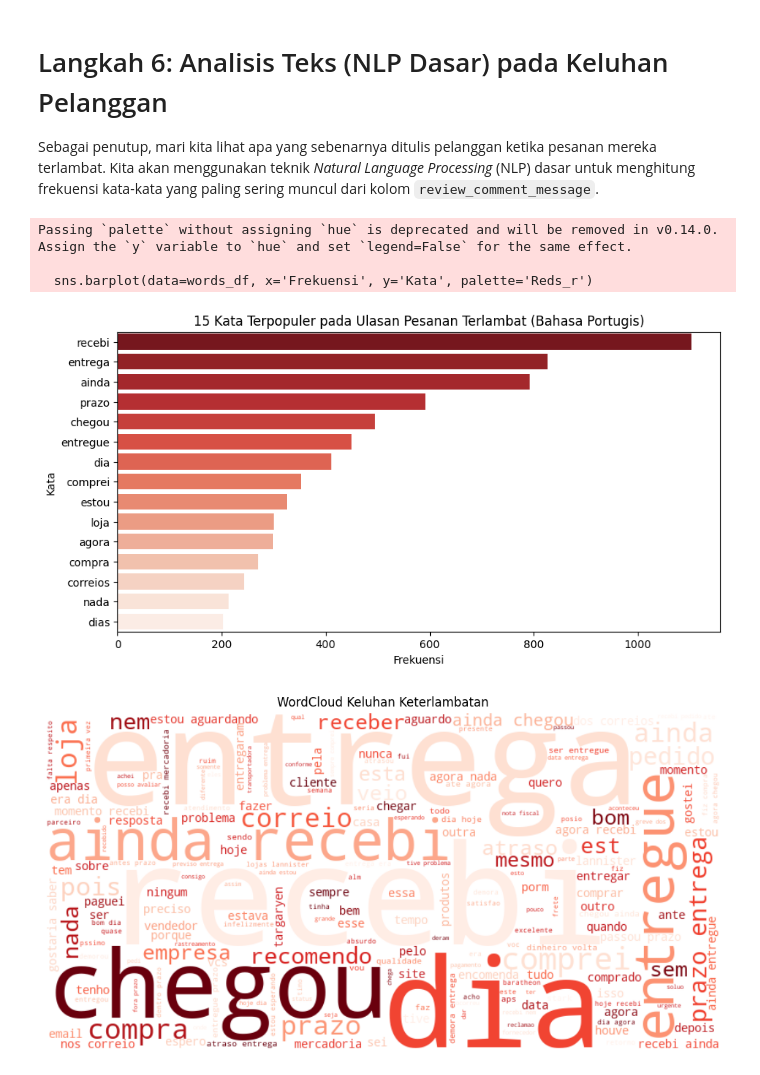
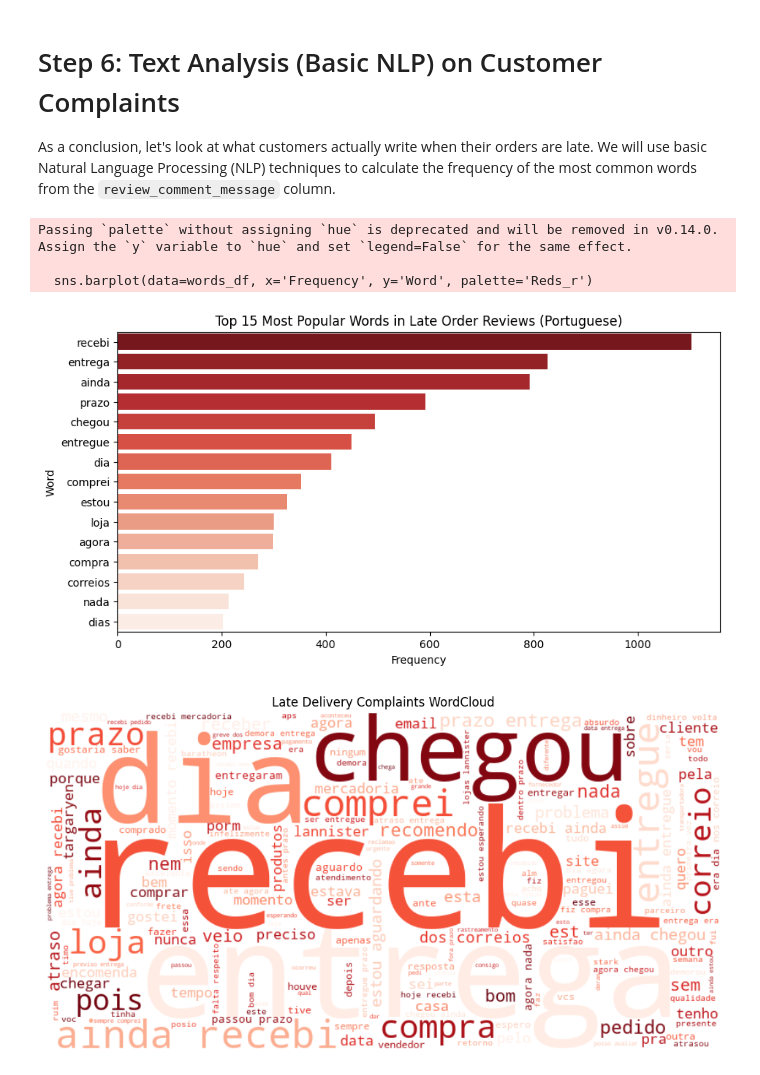
Before and after one commit to Althaf2406/olist-delivery-analytics, a Jupyter notebook: delivery_impact_on_reviews.ipynb, the cells around one changed output. Cells and saved outputs as stored; diff of their text form; code cells hidden in the pictures.

```diff
--- a/delivery_impact_on_reviews.ipynb
+++ b/delivery_impact_on_reviews.ipynb
@@ -82,9 +82,9 @@ Fokus analisis kita pada tahap ini:
 
 df_clean['delivery_delay_days'] = (df_clean['order_delivered_customer_date'] - df_clean['order_estimated_delivery_date']).dt.days
 
-df_clean['delivery_status'] = np.where(df_clean['delivery_delay_days'] > 0, 'Terlambat', 'Tepat Waktu')
+df_clean['delivery_status'] = np.where(df_clean['delivery_delay_days'] > 0, 'Late', 'On Time')
 
-print("Proporsi Status Pengiriman:\n", df_clean['delivery_status'].value_counts(normalize=True) * 100)
+print("Delivery Status Proportion:\n", df_clean['delivery_status'].value_counts(normalize=True) * 100)
 
 plt.figure(figsize=(14, 6))
 
@@ -103,6 +103,6 @@ plt.ylabel('Jumlah Ulasan')
 plt.tight_layout()
 plt.show()
 
-print("\nRata-rata Review Score berdasarkan Status Pengiriman:")
+print("\nAverage Review Score berdasarkan Status Pengiriman:")
 print(df_clean.groupby('delivery_status')[['review_score']].mean().round(2))
 # %% [output]
@@ -304,60 +304,60 @@ Passing `palette` without assigning `hue` is deprecated and will be removed in v
 # %% [markdown]
-# Langkah 6: Analisis Teks (NLP Dasar) pada Keluhan Pelanggan
+# Step 6: Text Analysis (Basic NLP) on Customer Complaints
 
-Sebagai penutup, mari kita lihat apa yang sebenarnya ditulis pelanggan ketika pesanan mereka terlambat.
-Kita akan menggunakan teknik *Natural Language Processing* (NLP) dasar untuk menghitung frekuensi kata-kata yang paling sering muncul dari kolom `review_comment_message`.
+As a conclusion, let's look at what customers actually write when their orders are late.
+We will use basic Natural Language Processing (NLP) techniques to calculate the frequency of the most common words from the `review_comment_message` column.
 # %%
 import re
 from collections import Counter
 from wordcloud import WordCloud
 
-# 1. Filter ulasan teks hanya pada pesanan yang terlambat
-df_text = df_clean[(df_clean['delivery_status'] == 'Terlambat') & (df_clean['review_comment_message'].notnull())].copy()
+# 1. Filter text reviews only for late orders
+df_text = df_clean[(df_clean['delivery_status'] == 'Late') & (df_clean['review_comment_message'].notnull())].copy()
 
-# 2. Fungsi pembersihan teks sederhana (merubah ke huruf kecil, menghapus angka dan tanda baca)
+# 2. Simple text cleaning function (lowercase, remove numbers and punctuation)
 def clean_text(text):
     text = str(text).lower()
-    text = re.sub(r'[^a-z\s]', '', text) # Hanya menyisakan huruf dan spasi
+    text = re.sub(r'[^a-z\s]', '', text) # Leave only letters and spaces
     return text
 
 df_text['cleaned_review'] = df_text['review_comment_message'].apply(clean_text)
 
-# 3. Kumpulan kata berhenti (stopwords) bahasa Portugis sederhana (karena Olist dari Brasil)
+# 3. Basic Portuguese stopwords collection (since Olist is from Brazil)
 portuguese_stopwords = set(['o', 'a', 'os', 'as', 'um', 'uma', 'e', 'que', 'do', 'da', 'de', 'no', 'na',
                             'com', 'para', 'por', 'como', 'mais', 'mas', 'foi', 'ao', 'ele', 'ela',
                             'eu', 'meu', 'minha', 'muito', 'não', 'nao', 'já', 'ja', 'é', 'está', 'produto'])
 
-# 4. Ekstraksi kata-kata
+# 4. Word extraction
 all_words = []
 for review in df_text['cleaned_review']:
     words = review.split()
     words = [word for word in words if word not in portuguese_stopwords and len(word) > 2]
     all_words.extend(words)
 
-# Hitung frekuensi 15 kata terbanyak
+# Calculate frequency of the top 15 words
 word_freq = Counter(all_words)
 common_words = word_freq.most_common(15)
 
-words_df = pd.DataFrame(common_words, columns=['Kata', 'Frekuensi'])
+words_df = pd.DataFrame(common_words, columns=['Word', 'Frequency'])
 
-# 5. Visualisasi 1: Bar Chart
+# 5. Visualization 1: Bar Chart
 plt.figure(figsize=(10, 5))
-sns.barplot(data=words_df, x='Frekuensi', y='Kata', palette='Reds_r')
-plt.title('15 Kata Terpopuler pada Ulasan Pesanan Terlambat (Bahasa Portugis)')
+sns.barplot(data=words_df, x='Frequency', y='Word', palette='Reds_r')
+plt.title('Top 15 Most Popular Words in Late Order Reviews (Portuguese)')
 plt.show()
 
-# 6. Visualisasi 2: WordCloud
+# 6. Visualization 2: WordCloud
 text_for_wordcloud = " ".join(all_words)
 wordcloud = WordCloud(width=800, height=400, background_color='white', colormap='Reds').generate(text_for_wordcloud)
 
 plt.figure(figsize=(12, 6))
 plt.imshow(wordcloud, interpolation='bilinear')
 plt.axis('off')
-plt.title('WordCloud Keluhan Keterlambatan')
+plt.title('Late Delivery Complaints WordCloud')
 plt.show()
 # %% [output]
 Passing `palette` without assigning `hue` is deprecated and will be removed in v0.14.0. Assign the `y` variable to `hue` and set `legend=False` for the same effect.
 
-  sns.barplot(data=words_df, x='Frekuensi', y='Kata', palette='Reds_r')
+  sns.barplot(data=words_df, x='Frequency', y='Word', palette='Reds_r')
-[figure, old version]
+[figure, new version]
-[figure, old version]
+[figure, new version]
```
Also changed, not shown: parts of 12 cells of this notebook.
